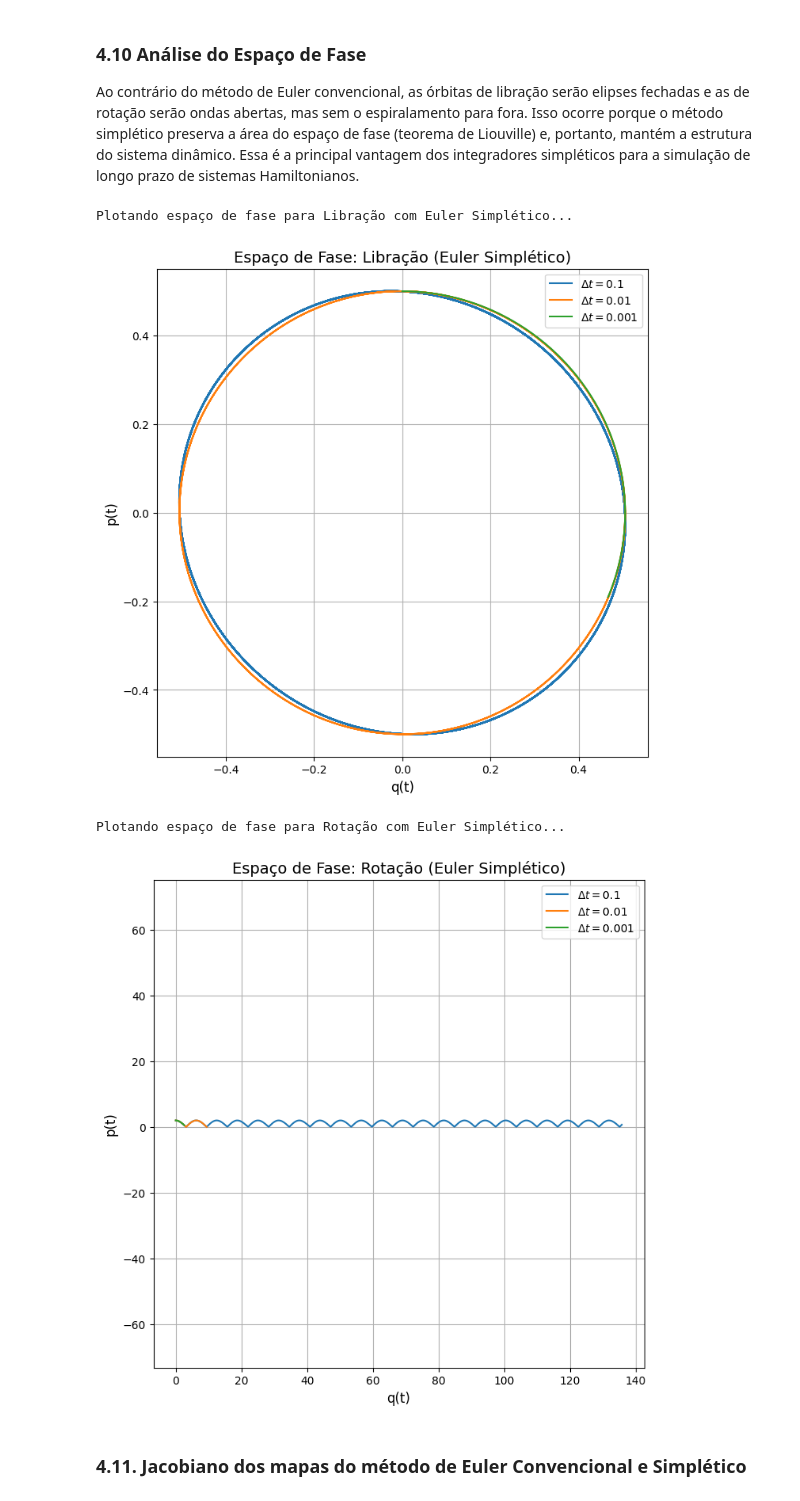
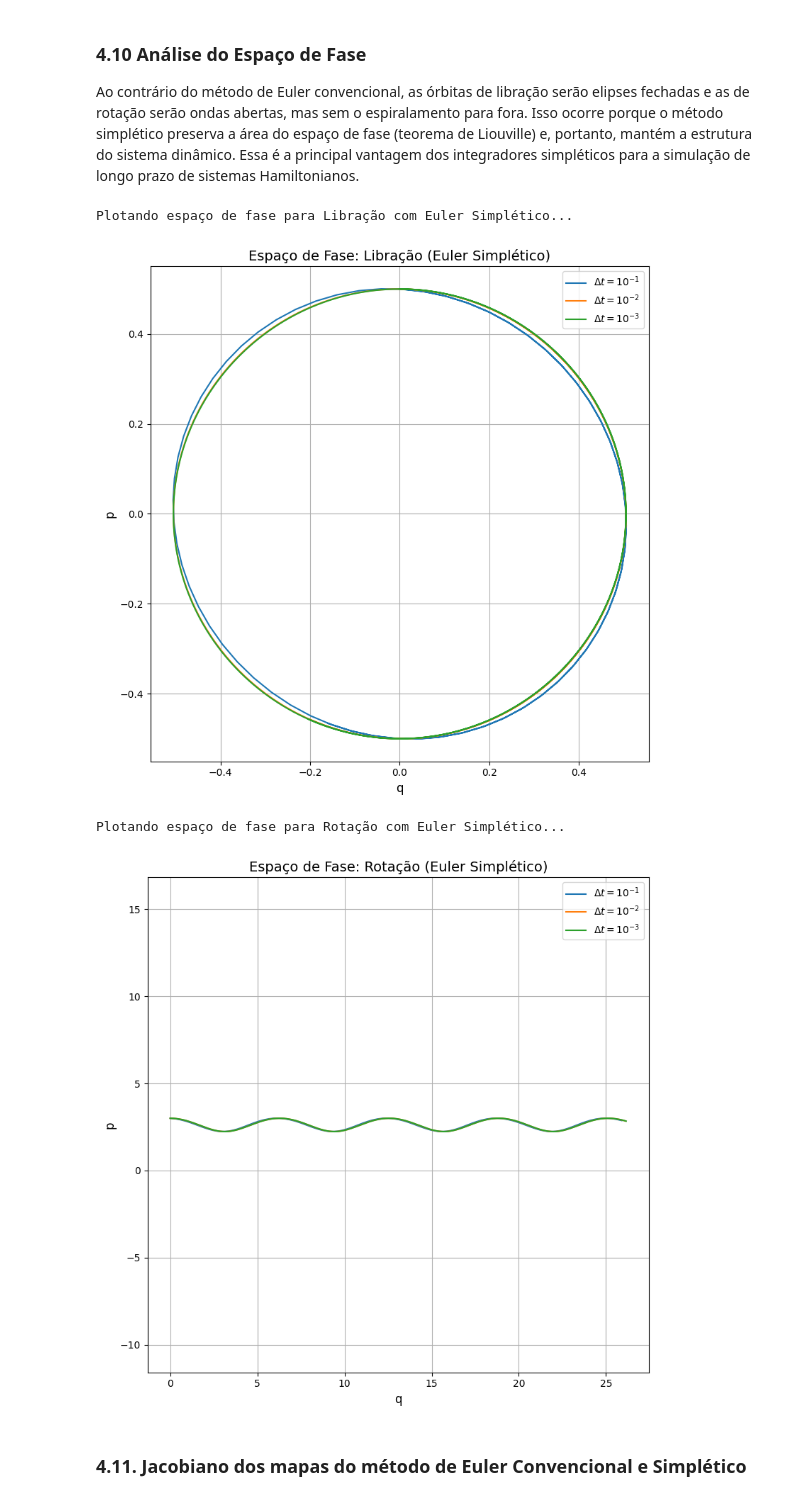
Before and after one commit to Academic-Codex/PGF5005-Mecanica-Classica, a Jupyter notebook: Estudo Dirigido 01/4.Pendulo-Simples.ipynb, the cells around one changed output. Saved outputs shown, nothing was run; the diff lists cells and outputs as text; code cells hidden in the pictures.

```diff
--- a/Estudo Dirigido 01/4.Pendulo-Simples.ipynb
+++ b/Estudo Dirigido 01/4.Pendulo-Simples.ipynb
@@ -73,7 +73,7 @@ def euler_symplectic(q, p, dt):
 import numpy as np
 import matplotlib.pyplot as plt
 
-def integrate_pendulum(initial_state, dt, num_steps, method='conventional'):
+def integrate_pendulum(initial_state, dt, num_steps, method):
     q, p = initial_state
 
     q_list, p_list, E_list, t_list = [], [], [], []
@@ -257,7 +285,7 @@ def steps_for(dt, T=T_target):
 time_steps = [0.1, 0.01, 0.001]
 initial_states = {
     'Libração': (0.0, 0.5),
-    'Rotação': (0.0, 2.0)
+    'Rotação': (0.0, 3.0)
 }
 
 # Gráfico de espaço de fase para a Libração
@@ -269,7 +297,7 @@ initial_state = initial_states[mode]
 print(f"Plotando espaço de fase para {mode}...")
 for dt in time_steps:
     num_steps = steps_for(dt)
-    q, p, E, t = integrate_pendulum(initial_state, dt, num_steps)
+    q, p, E, t = integrate_pendulum(initial_state, dt, num_steps, method='conventional')
     plt.plot(q, p, label=f'$\\Delta t={dt}$')
 
 # Formatação do gráfico de libração
@@ -288,9 +316,9 @@ Plotando espaço de fase para Libração...
 T_target = 40.0
 
 steps_per_dt = {
-    0.1:   430,   # ajuste à mão
-    0.01:  7000,   # ajuste à mão
-    0.001: 100000,  # ajuste à mão
+    0.1:   200,   # ajuste à mão
+    0.01:  3500,   # ajuste à mão
+    0.001: 50000,  # ajuste à mão
 }
 
 # helper: quantos passos para um dado dt?
@@ -313,7 +341,7 @@ print(f"Plotando espaço de fase para {mode}...")
 
 for dt in time_steps:
     num_steps = steps_per_dt[dt]              # << chave: mesmo T para todos os dt
-    q, p, E, t = integrate_pendulum(initial_state, dt, num_steps)
+    q, p, E, t = integrate_pendulum(initial_state, dt, num_steps, method='conventional')
     plt.plot(q, p, label=f'$\\Delta t={dt}$')
 
 plt.xlabel('q(t)', fontsize=12)
@@ -464,51 +516,73 @@ Analisando modo de Rotação com Euler Simplético...
 
 Ao contrário do método de Euler convencional, as órbitas de libração serão elipses fechadas e as de rotação serão ondas abertas, mas sem o espiralamento para fora. Isso ocorre porque o método simplético preserva a área do espaço de fase (teorema de Liouville) e, portanto, mantém a estrutura do sistema dinâmico. Essa é a principal vantagem dos integradores simpléticos para a simulação de longo prazo de sistemas Hamiltonianos.
 # %%
-# Gráfico para p(t) vs q(t) (Exercício 4.10)
-# Seus gráficos devem ser separados para Libração e Rotação
+# ================================
+# Parâmetros e normalização do tempo
+# ================================
+T_alvo = 10.0  # todas as simulações cobrirão ~20 unidades de tempo
+time_steps = [0.1, 0.01, 0.001]
+initial_states = {
+    'Libração': (0.0, 0.5),   # E < 2
+    'Rotação' : (0.0, 3.0)    # E > 2 (rot. verdadeira)  <<< alterado de 2.0 -> 3.0
+}
 
-# 1. Gráfico de Libração
+def nsteps_para(dt, T=T_alvo):
+    """Calcula o número de passos para simular o mesmo tempo total."""
+    return max(1, int(round(T / dt)))
+
+def label_dt(dt):
+    import numpy as np
+    k = int(np.log10(dt))  # 0.1->-1, 0.01->-2, 0.001->-3
+    return rf'$\Delta t=10^{{{k}}}$'
+
+# ================================
+# 1. Gráfico de Libração (p x q)
+# ================================
 plt.figure(figsize=(8, 8))
-
 mode = 'Libração'
 initial_state = initial_states[mode]
 
 print(f"Plotando espaço de fase para {mode} com Euler Simplético...")
 for dt in time_steps:
-    q, p, E, t = integrate_pendulum(initial_state, dt, num_steps_longo, method='euler_symplectic')
-    plt.plot(q, p, label=f'$\\Delta t={dt}$')
+    nsteps = nsteps_para(dt)  # normaliza o tempo total
+    q, p, E, t = integrate_pendulum(initial_state, dt, nsteps, method='euler_symplectic')
+    plt.plot(q, p, label=label_dt(dt))
 
-plt.xlabel('q(t)', fontsize=12)
-plt.ylabel('p(t)', fontsize=12)
-plt.title(f'Espaço de Fase: Libração (Euler Simplético)', fontsize=14)
+plt.xlabel('q', fontsize=12)
+plt.ylabel('p', fontsize=12)
+plt.title('Espaço de Fase: Libração (Euler Simplético)', fontsize=14)
 plt.grid(True)
-plt.axis('equal')
+plt.axis('equal')  # 1:1 só faz sentido no espaço de fase
 plt.legend()
+plt.tight_layout()
 plt.show()
 
-# 2. Gráfico de Rotação
+# ================================
+# 2. Gráfico de Rotação (p x q)
+# ================================
 plt.figure(figsize=(8, 8))
-
 mode = 'Rotação'
 initial_state = initial_states[mode]
 
 print(f"Plotando espaço de fase para {mode} com Euler Simplético...")
 for dt in time_steps:
-    q, p, E, t = integrate_pendulum(initial_state, dt, num_steps_longo, method='euler_symplectic')
-    plt.plot(q, p, label=f'$\\Delta t={dt}$')
+    nsteps = nsteps_para(dt)  # normaliza o tempo total
+    q, p, E, t = integrate_pendulum(initial_state, dt, nsteps, method='euler_symplectic')
+    plt.plot(q, p, label=label_dt(dt))
 
-plt.xlabel('q(t)', fontsize=12)
-plt.ylabel('p(t)', fontsize=12)
-plt.title(f'Espaço de Fase: Rotação (Euler Simplético)', fontsize=14)
+plt.xlabel('q', fontsize=12)
+plt.ylabel('p', fontsize=12)
+plt.title('Espaço de Fase: Rotação (Euler Simplético)', fontsize=14)
 plt.grid(True)
 plt.axis('equal')
 plt.legend()
+plt.tight_layout()
 plt.show()
 # %% [output]
 Plotando espaço de fase para Libração com Euler Simplético...
-[figure, old version]
+[figure, new version]
 Plotando espaço de fase para Rotação com Euler Simplético...
-[figure, old version]
+[figure, new version]
 # %% [markdown]
 ### 4.11. Jacobiano dos mapas do método de Euler Convencional e Simplético
 # %% [markdown]
```
Also changed, not shown: parts of 5 cells of this notebook, 2 other files.
